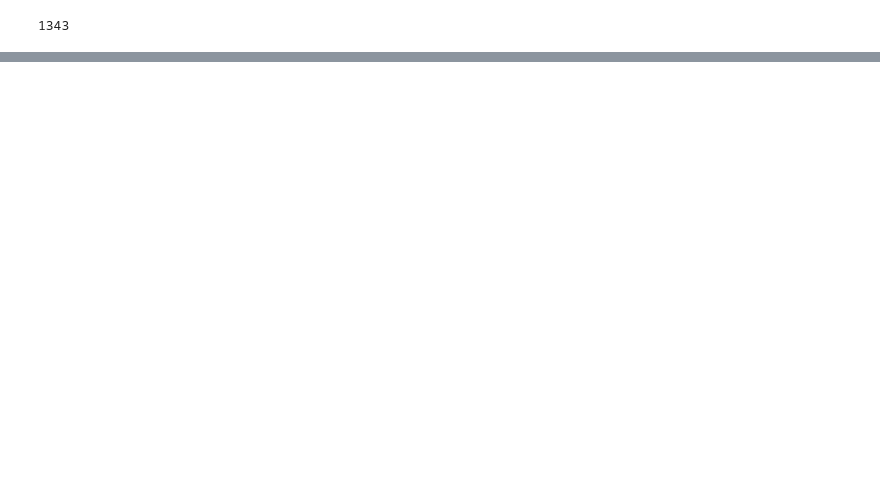
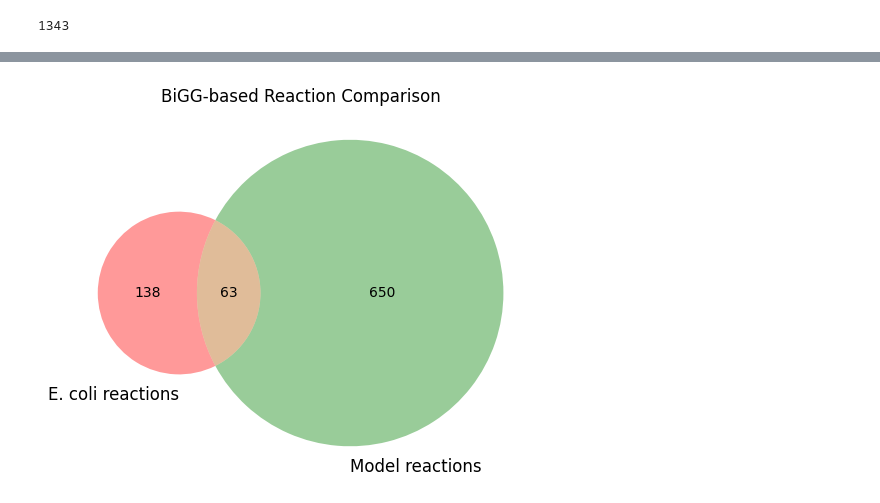
Before and after one commit to blandro/master-project, a Jupyter notebook: Case Study/iML1515/iML1515.ipynb, the cells around one changed output, grey strips where cells are left out. Saved outputs shown, nothing was run; the diff lists cells and outputs as text; code cells hidden in the pictures; blank space fills up the shorter version.

```diff
--- a/Case Study/iML1515/iML1515.ipynb
+++ b/Case Study/iML1515/iML1515.ipynb
@@ -165,0 +255,31 @@ only_model_uids
+# %%
+c2b_df = pd.read_csv("../../ChEBI/chebi2bigg.tsv", sep="\t")
+c2b = {row["CHEBI"].upper().replace("CHEBI:", "CHEBI:"): row["BIGG"] for _, row in c2b_df.iterrows()}
+
+temp_set_chebi = set()
+
+for reaction_list in e_coli["Reaction"]:
+    reaction_chebis = set()
+    reaction_list = ast.literal_eval(reaction_list)
+
+    for _, chebi_str in reaction_list:
+        if chebi_str != "no_reaction_identified":
+            matches = re.findall(r'CHEBI:\d+', chebi_str)
+            reaction_chebis.update(matches)
+
+    if reaction_chebis:
+        temp_set_chebi.add(frozenset(reaction_chebis))
+
+reactions_chebi_e_coli = [sorted(list(s)) for s in temp_set_chebi]
+
+temp_set_bigg = set()
+
+for chebi_set in reactions_chebi_e_coli:
+    bigg_ids = {c2b.get(chebi.upper()) for chebi in chebi_set}
+    bigg_ids.discard(None)  # Remove any CHEBI IDs that had no BiGG match
+
+    if bigg_ids:
+        temp_set_bigg.add(frozenset(bigg_ids))
+
+reactions_bigg_e_coli = [sorted(list(s)) for s in temp_set_bigg]
+reactions_bigg_e_coli
@@ -165,0 +307,6 @@ only_model_uids
+# %%
+reactions_bigg_model_init = model["Substrates (BiGG)"]
+parsed_sets = [ast.literal_eval(s) for s in reactions_bigg_model_init if pd.notnull(s)]
+unique_model_sets = set(frozenset(s) for s in parsed_sets)
+reactions_bigg_model = [sorted(list(s)) for s in unique_model_sets]
+reactions_bigg_model
@@ -165,0 +331,10 @@ only_model_uids
+# %%
+set_e_coli_bigg = set(frozenset(r) for r in reactions_bigg_e_coli)
+set_model_bigg = set(frozenset(r) for r in reactions_bigg_model)
+
+plt.figure(figsize=(6, 6))
+venn2([set_e_coli_bigg, set_model_bigg], set_labels=("E. coli reactions", "Model reactions"))
+plt.title("BiGG-based Reaction Comparison")
+plt.show()
+# %% [output]
+[figure, added]
```
Also changed, not shown: parts of 22 cells of this notebook, 2 other files.
